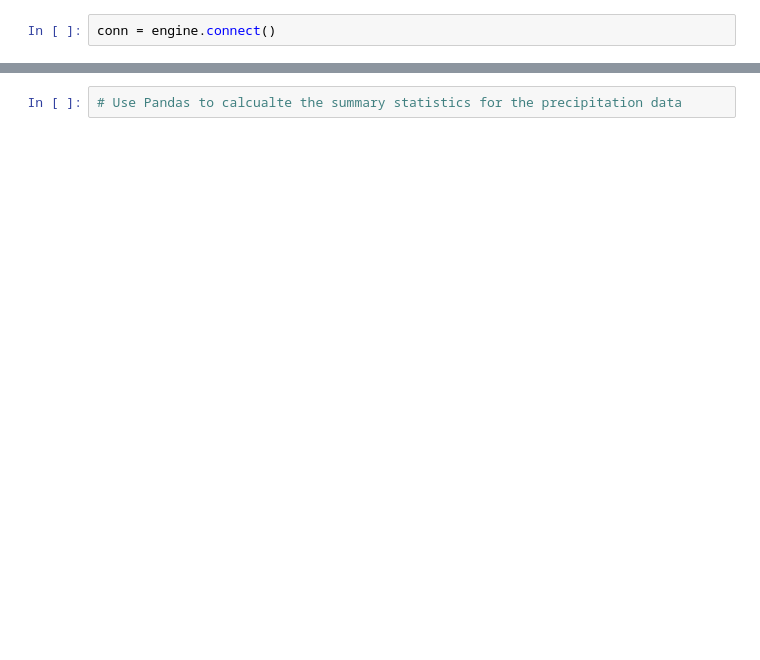
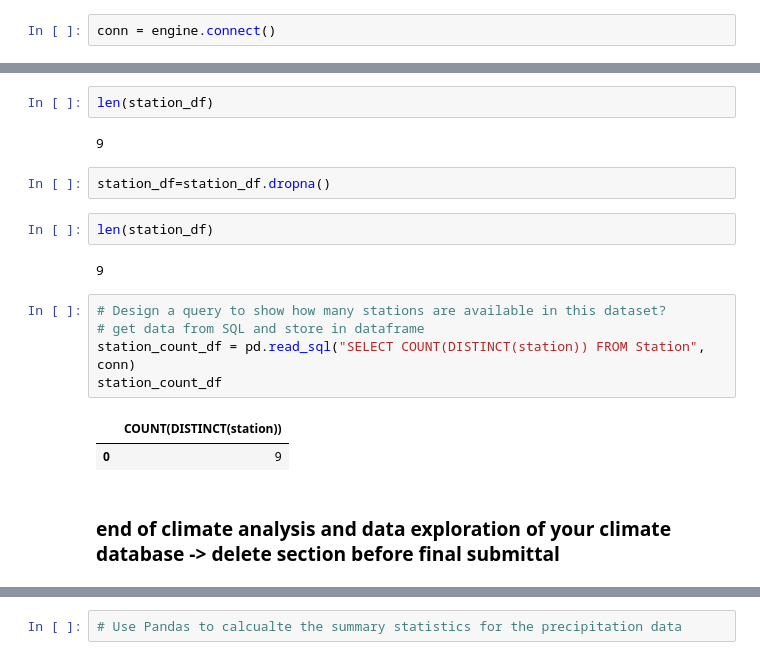
Before and after one commit to frederikdebruyker/hw10, a Jupyter notebook: climate_starter.ipynb, the cells around one changed output, grey strips where cells are left out. Drawn from its saved outputs; the diff is of its cells as text; blank space fills up the shorter version.

```diff
--- a/climate_starter.ipynb
+++ b/climate_starter.ipynb
@@ -72,3 +182,23 @@ station_df.head()
+# %%
+len(station_df)
+# %% [output]
+9
+# %%
+station_df=station_df.dropna()
+# %%
+len(station_df)
+# %% [output]
+9
+# %%
+# Design a query to show how many stations are available in this dataset?
+# get data from SQL and store in dataframe
+station_count_df = pd.read_sql("SELECT COUNT(DISTINCT(station)) FROM Station", conn)
+station_count_df
+# %% [output]
+|  | COUNT(DISTINCT(station)) |
+| 0 | 9 |
+# %% [markdown]
+### end of climate analysis and data exploration of your climate database -> delete section before final submittal
 # %%
 # Design a query to retrieve the last 12 months of precipitation data and plot the results
 
```
Also changed, not shown: parts of 19 cells of this notebook.
